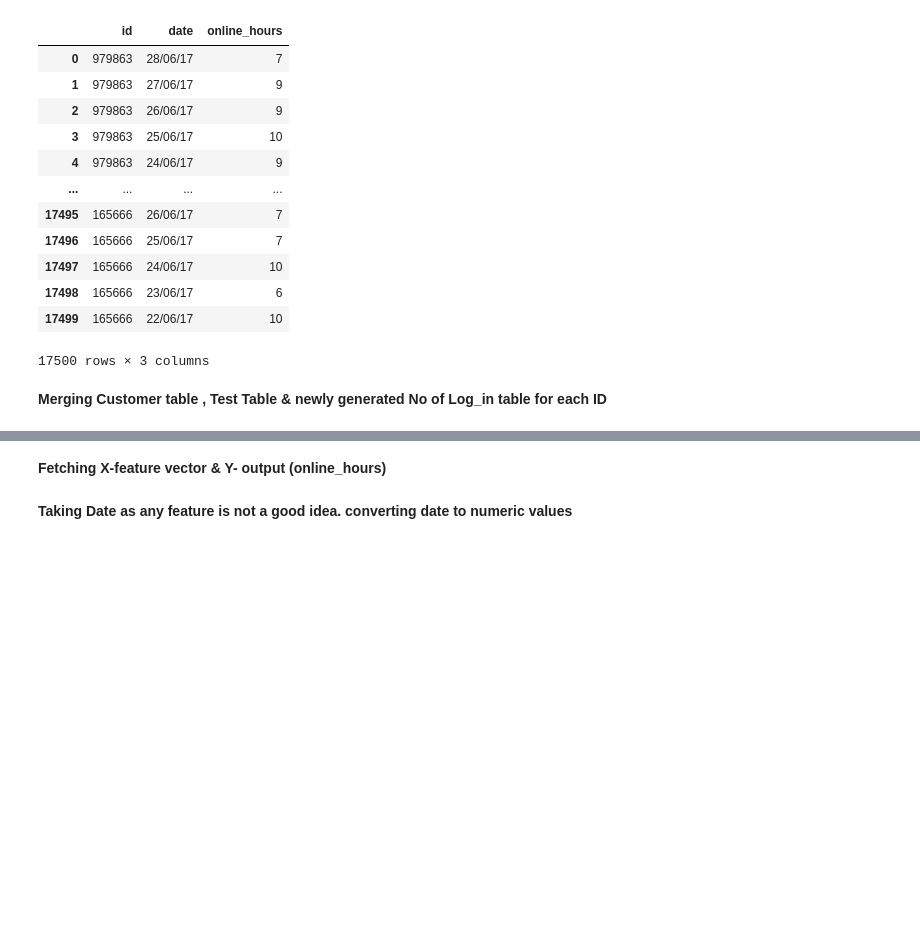
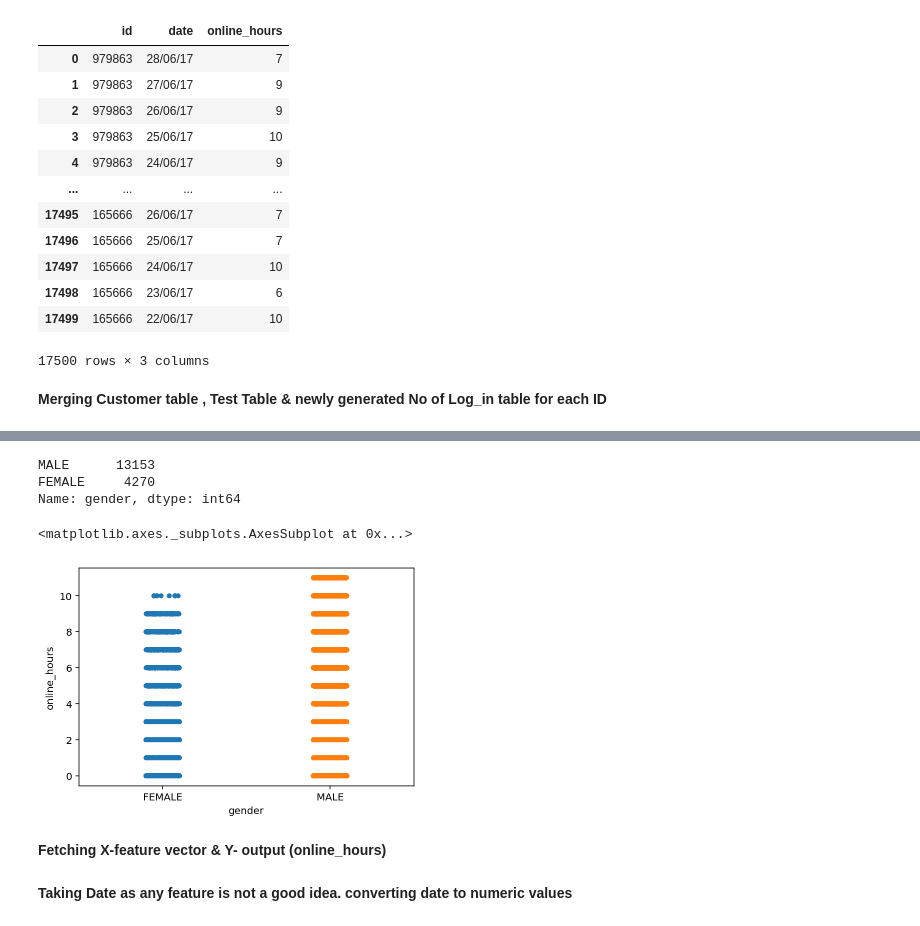
Before and after one commit to Debantam-Majilla/Bridgeweave-Assignment, a Jupyter notebook: Customer_Online_Time_Prediction.ipynb, the cells around one changed output, grey strips where cells are left out. Cells and saved outputs as stored; diff of their text form; code cells hidden in the pictures; blank space fills up the shorter version.

```diff
--- a/Customer_Online_Time_Prediction.ipynb
+++ b/Customer_Online_Time_Prediction.ipynb
@@ -153,3 +155,18 @@ final
+# %%
+final["gender"].value_counts()#.plot(kind="bar")
+
+#Clearly Data is imbalance . Much more Male category than Female category
+# %% [output]
+MALE      13153
+FEMALE     4270
+Name: gender, dtype: int64
+# %%
+# Similarly MALE having more contibution in Online_hours
+
+sns.stripplot(x="gender",y="online_hours",data=final)
+# %% [output]
+<matplotlib.axes._subplots.AxesSubplot at 0x...>
+[figure, added]
 # %% [markdown]
 **Fetching X-feature vector & Y- output (online_hours)**
 # %%
```
Also changed, not shown: parts of 22 cells of this notebook.
